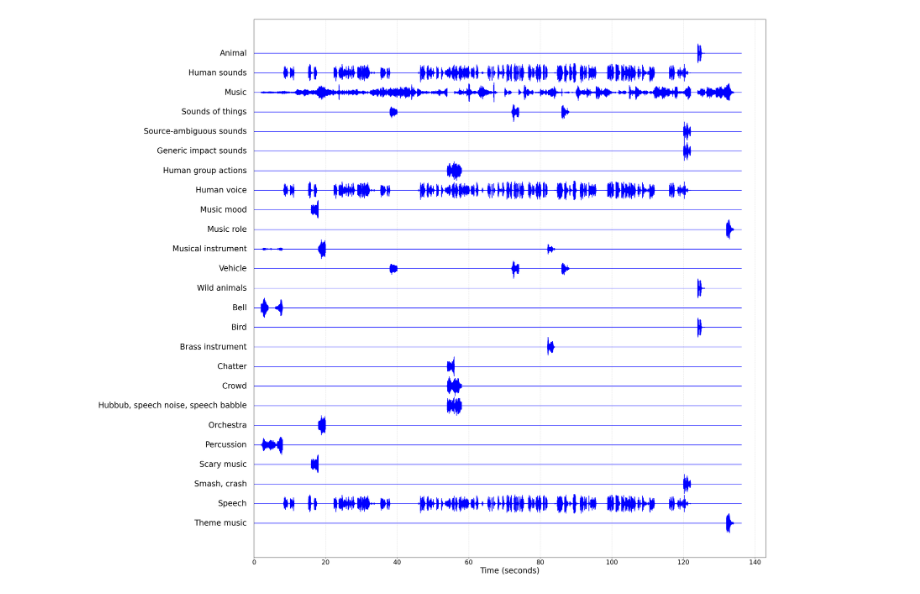
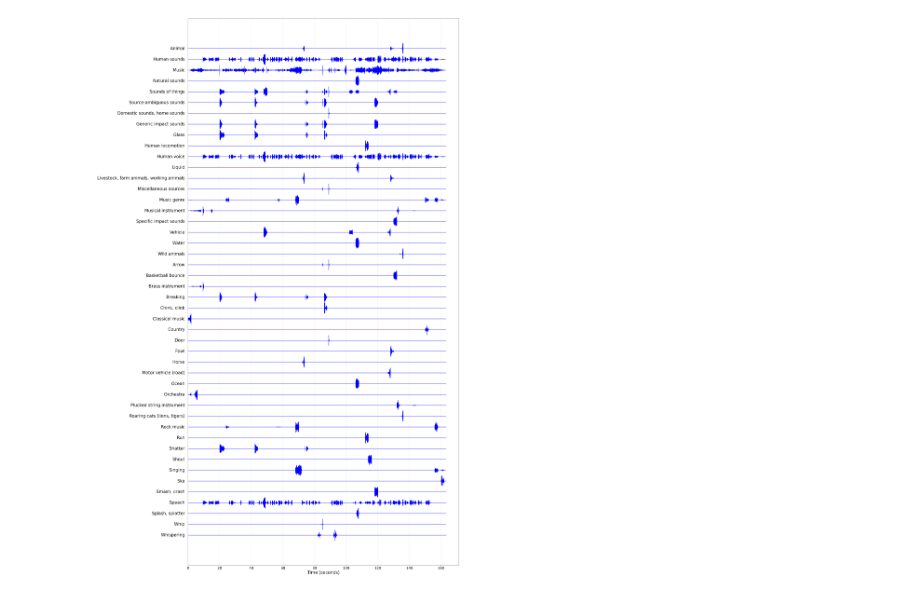
Before and after one commit to RetroCirce/retrocirce.github.io, a Jupyter notebook: uss_sep/code/uss_visualization.ipynb, the cells around one changed output. Saved outputs shown, nothing was run; the diff lists cells and outputs as text; code cells hidden in the pictures.

```diff
--- a/uss_sep/code/uss_visualization.ipynb
+++ b/uss_sep/code/uss_visualization.ipynb
@@ -32,14 +32,14 @@ def plot_audio_waveforms_single_plot(audio_files):
 # %%
 # List of audio file paths
 audio_files = []
 level_folder = ['level=1', 'level=2', 'level=3']
-file_path = 'D:/Research/personal_website/retrocirce.github.io/uss_sep/files/harry_potter'
+file_path = 'D:/Research/personal_website/retrocirce.github.io/uss_sep/files/animal_house'
 
 for level_f in level_folder:
     folder = os.path.join(file_path, level_f)
     files = [os.path.join(folder, d) for d in os.listdir(folder) if d.endswith('.wav')]
     audio_files = audio_files + files
 
 plot_audio_waveforms_single_plot(audio_files)
 # %% [output]
-[figure, old version]
+[figure, new version]
```
Also changed, not shown: 56 other files.
